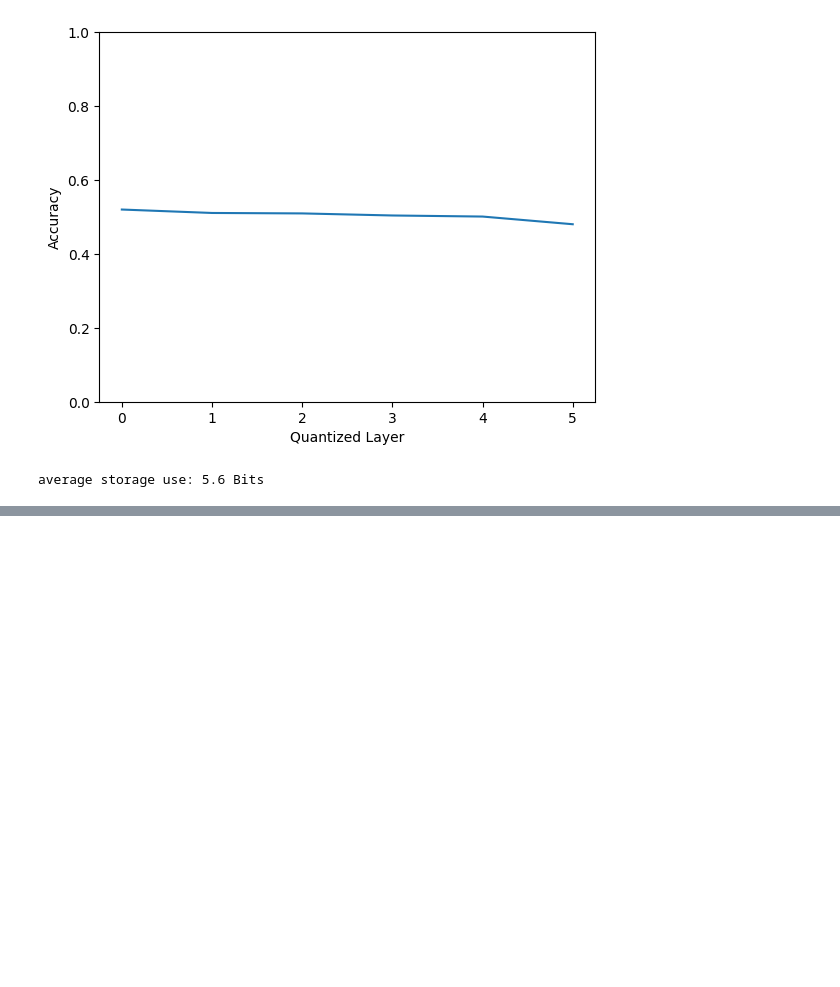
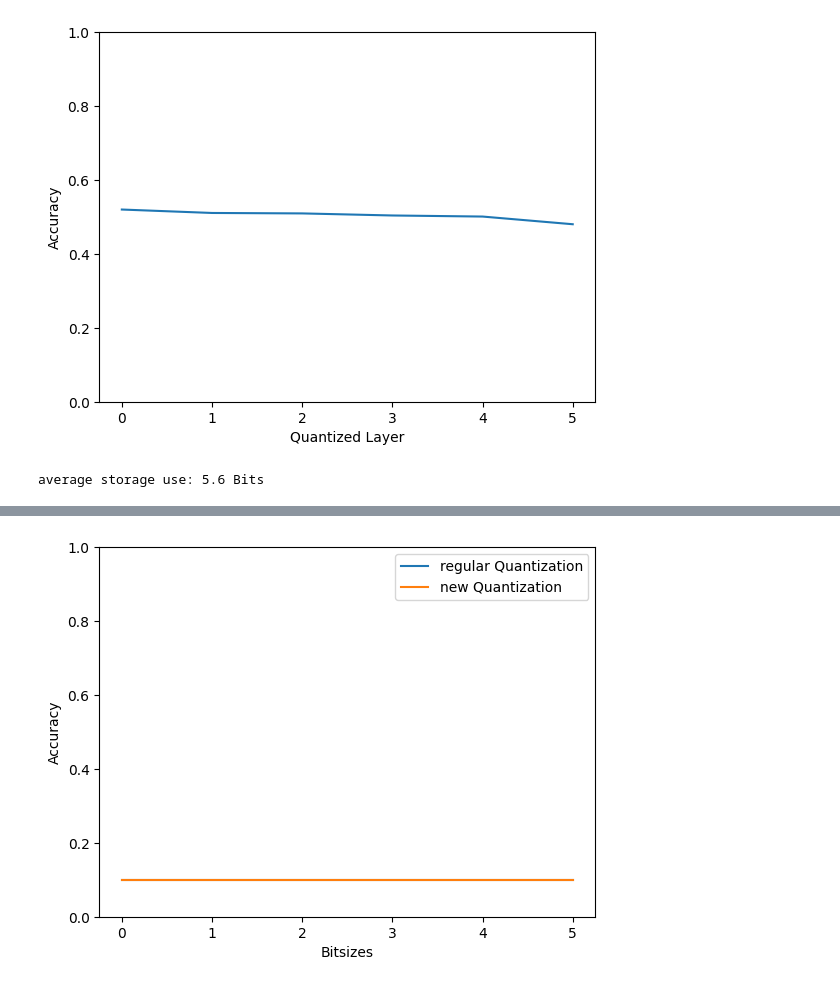
Before and after one commit to KjeldStemmler/Image-classifier, a Jupyter notebook: ImageClassifier.ipynb, the cells around one changed output, grey strips where cells are left out. Saved outputs shown, nothing was run; the diff lists cells and outputs as text; code cells hidden in the pictures; blank space fills up the shorter version.

Commit message:
Added cell for trying out regular Quantizations

```diff
--- a/ImageClassifier.ipynb
+++ b/ImageClassifier.ipynb
@@ -262,0 +229,92 @@ Couldn't find program: 'False'
+# %%
+#testing regular quantization against handling the biases.
+def regularQuantization(layer, bitSize):
+    weightsAndBias = layer.get_weights()
+    maximum = float("-inf")
+    minimum = float("inf")
+    for i in range(len(weightsAndBias)):
+        maximum = max(np.max(weightsAndBias[i]), maximum)
+        minimum = min(np.min(weightsAndBias[i]), minimum)
+    print(maximum)
+    print(minimum)
+
+    scale = 1;
+    if ((maximum - minimum) != 0):
+        scale = (pow(2, bitSize)-1) / (maximum - minimum);
+    zeroPoint = 0 - (scale*minimum);
+
+    output = []
+    for i in range(len(weightsAndBias)):
+        output.append( ((np.array(weightsAndBias[i]) * scale) + zeroPoint) )
+
+    return output;
+
+def simplestQuantization(layer, bitSize):
+    weightsAndBias = layer.get_weights()
+    output = []
+    for i in range(len(weightsAndBias)):
+        output.append((np.array(weightsAndBias[i]) + 2) * 2)
+    return output
+
+
+def newQuantization(layer, bitSize):
+    weights = []
+    for i in range(len(layer.get_weights()) - 1):
+        weights.append(layer.get_weights()[i])
+
+    biasses = layer.get_weights()[len(layer.get_weights()) - 1]
+
+    maximum = float("-inf")
+    minimum = float("inf")
+    for i in range(len(weights)):
+        maximum = max(np.max(weights[i]), maximum)
+        minimum = min(np.min(weights[i]), minimum)
+
+    scale = 1;
+    if ((maximum - minimum) != 0):
+        scale = (pow(2, bitSize)-1) / (maximum - minimum);
+    zeroPoint = 0 - (scale*minimum);
+
+    output = []
+    for i in range(len(weights)):
+        output.append( ((np.array(weights[i]) * scale) + zeroPoint) )
+        biasses[i] = (scale * biasses[i]) + (zeroPoint * np.sum(np.array(weights[i])))
+
+    output.append(biasses)
+    return output
+
+
+print(model.layers[0].get_weights()[0][0][0][0])
+newModel = copy.deepcopy(model)
+originalModel = copy.deepcopy(model)
+#print(newModel.layers[0].get_weights()[0][0][0][0])
+developtmentRegQuant = []
+developtmentNewQuant = []
+bitSizeList = [2,4,8,16,24,32]
+for bitSize in bitSizeList:
+    for layerCount in range(len(model.layers)):
+        currentLayer = copy.deepcopy(originalModel.layers[layerCount])
+        if (currentLayer.get_weights() != []):
+            regQuantWeights = simplestQuantization(currentLayer, bitSize)
+            newQuantWeights = newQuantization(currentLayer, bitSize)
+
+            model.layers[layerCount].set_weights(regQuantWeights)
+            newModel.layers[layerCount].set_weights(newQuantWeights)
+
+    test_loss, test_acc = model.evaluate(testImages,  testLabels, verbose=0)
+    developtmentRegQuant.append(test_acc)
+
+    test_loss, test_acc = newModel.evaluate(testImages,  testLabels, verbose=0)
+    developtmentNewQuant.append(test_acc)
+print(model.layers[0].get_weights()[0][0][0][0])
+#print(newModel.layers[0].get_weights()[0][0][0][0])
+
+
+plt.xlabel("Bitsizes")
+plt.ylabel("Accuracy")
+plt.ylim([0, 1])
+plt.plot(developtmentRegQuant, label = "regular Quantization")
+plt.plot(developtmentNewQuant, label = "new Quantization")
+plt.legend()
+plt.show()
+# %% [output]
@@ -262,0 +333 @@ Couldn't find program: 'False'
+[figure, added]
```
Also changed, not shown: parts of 4 cells of this notebook.
